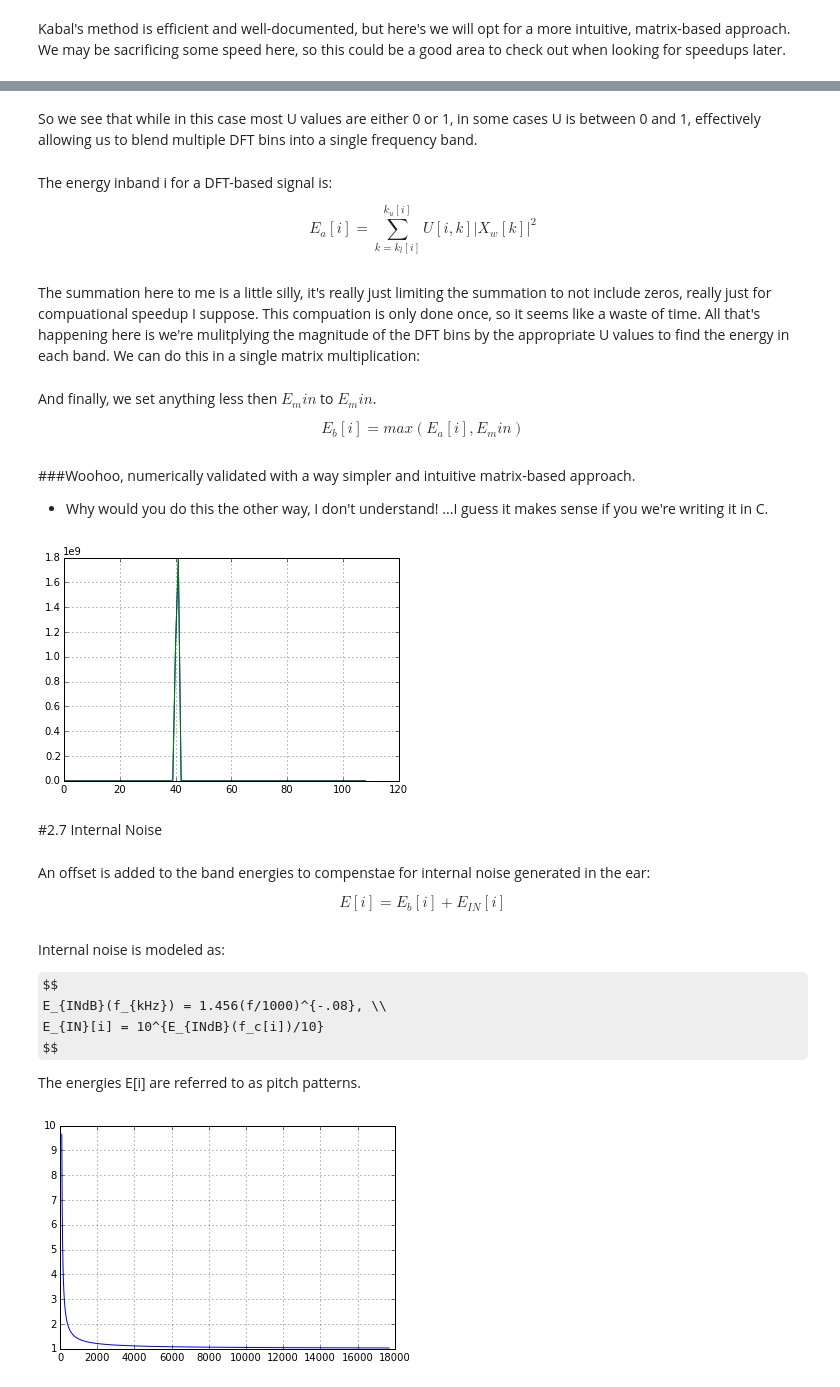
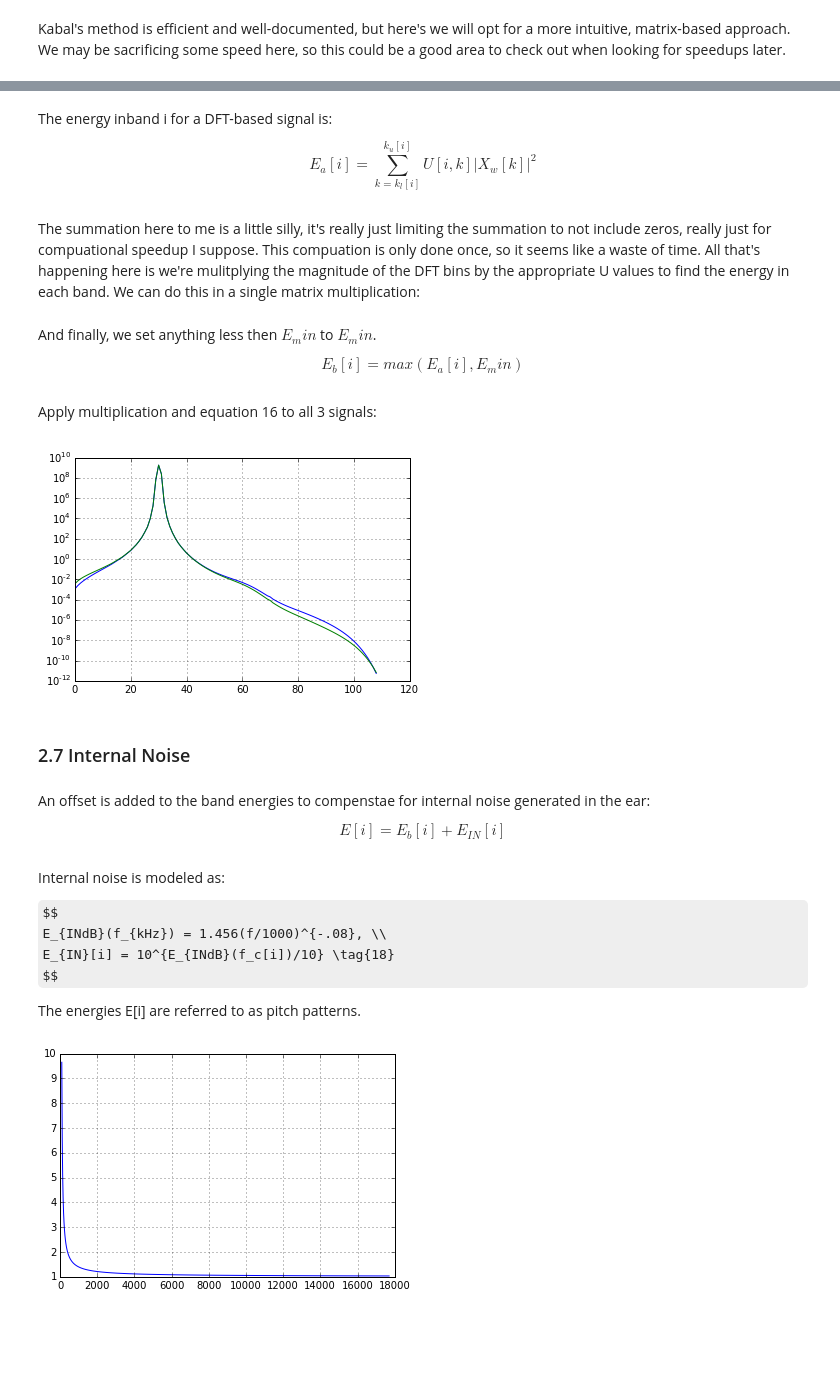
Before and after one commit to stephencwelch/Perceptual-Coding-In-Python, a Jupyter notebook: Explore PEAQ (Merged).ipynb, the cells around one changed output, grey strips where cells are left out. Drawn from its saved outputs; the diff is of its cells as text; code cells hidden in the pictures; some formulas as TeX source; blank space fills up the shorter version.

```diff
--- a/Explore PEAQ (Merged).ipynb
+++ b/Explore PEAQ (Merged).ipynb
@@ -434,39 +433,0 @@ This is an important step that I want to take the time to really understand.
-# %%
-(Nc, fc, fl, fu, dz) = PQCB();
-
-# Fill in the DFT bin to critical band mappings
-# This implementation does not seem so efficient
-# Looking at the octave code, I see that this operation is only run once, that makes sense.
-# The ouput is a mapping, I'm not quite sure what this looks like functionally just yet.
-
-#What are these variables, kl, ku, Ul, and Uu?
-
-kl = np.zeros(Nc)
-ku = np.zeros(Nc)
-Ul = np.zeros(Nc)
-Uu = np.zeros(Nc)
-
-
-df = float(Fs) / NF;
-for i in np.arange(Nc):
-    fli = fl[i]
-    fui = fu[i]
-    for k in np.arange(NF/2):
-        #Nothing happens until we're in the right "area":
-        if ((k+0.5)*df > fli):
-            kl[i] = k;        # First bin in band i
-            Ul[i] = (np.amin([fui, (k+0.5)*df]) \
-                       - np.amax([fli, (k-0.5)*df])) / df
-            break
-
-    #Now iterate through backwards:
-    for k in np.arange(NF/2, 0, -1):
-        if ((k-0.5)*df < fui):
-            ku[i] = k;        # Last bin in band i
-            if (kl[i] == ku[i]):
-                Uu[i] = 0;       # Single bin in band
-            else:
-                Uu[i] = (np.amin([fui, (k+0.5)*df]) \
-                       - np.amax([fli, (k-0.5)*df])) / df
-
-            break
@@ -519,10 +455,8 @@ hist(U.ravel()[(U.ravel()>0) & (U.ravel()<1)], 100);
-# %% [markdown]
-So we see that while in this case most U values are either 0 or 1, in some cases U is between 0 and 1, effectively allowing us to blend multiple DFT bins into a single frequency band.
 # %% [markdown]
 The energy inband i for a DFT-based signal is:
 
 $$
-E_a[i] = \sum_{k=k_l[i]}^{k_u[i]}U[i,k]\vert{X_w[k]}\vert^2
+E_a[i] = \sum_{k=k_l[i]}^{k_u[i]}U[i,k]\vert{X_w[k]}\vert^2 \tag{14}
 $$
 # %% [markdown]
 The summation here to me is a little silly, it's really just limiting the summation to not include zeros, really just for compuational speedup I suppose. This compuation is only done once, so it seems like a waste of time. All that's happening here is we're mulitplying the magnitude of the DFT bins by the appropriate U values to find the energy in each band. We can do this in a single matrix multiplication:
@@ -532,15 +466,13 @@ Ea = np.dot(Xw2[0,:],U)
 And finally, we set anything less then $E_min$ to $E_min$.
 
 $$
-E_b[i] = max(E_a[i], E_min)
+E_b[i] = max(E_a[i], E_min) \tag{16}
 $$
 # %%
 Emin = 1e-12
 Ea[Ea<Emin] = Emin
-# %% [markdown]
-###Woohoo, numerically validated with a way simpler and intuitive matrix-based approach.
-
-- Why would you do this the other way, I don't understand! ...I guess it makes sense if you we're writing it in C.
+# %% [markdown]
+Apply multiplication and equation 16 to all 3 signals:
 # %%
 Eb = np.zeros((2, Nc))
 
@@ -555,24 +487,24 @@ EbN[EbN<Emin] = Emin
 
 #I guess I could actually do the above in a single matrix multiply. Noted.
 # %%
-plot(Eb.T)
+semilogy(Eb.T)
 grid(1)
 # %% [output]
-[figure, old version]
+[figure, new version]
 # %% [markdown]
-#2.7 Internal Noise
+### 2.7 Internal Noise
 # %% [markdown]
 An offset is added to the band energies to compenstae for internal noise generated in the ear:
 
 $$
-E[i] = E_b[i] + E_{IN}[i]
+E[i] = E_b[i] + E_{IN}[i] \tag{17}
 $$
 # %% [markdown]
 Internal noise is modeled as:
 
 $$
 E_{INdB}(f_{kHz}) = 1.456(f/1000)^{-.08}, \\
-E_{IN}[i] = 10^{E_{INdB}(f_c[i])/10}
+E_{IN}[i] = 10^{E_{INdB}(f_c[i])/10} \tag{18}
 $$
 
 The energies E[i] are referred to as pitch patterns.
```
Also changed, not shown: parts of 75 cells of this notebook.
